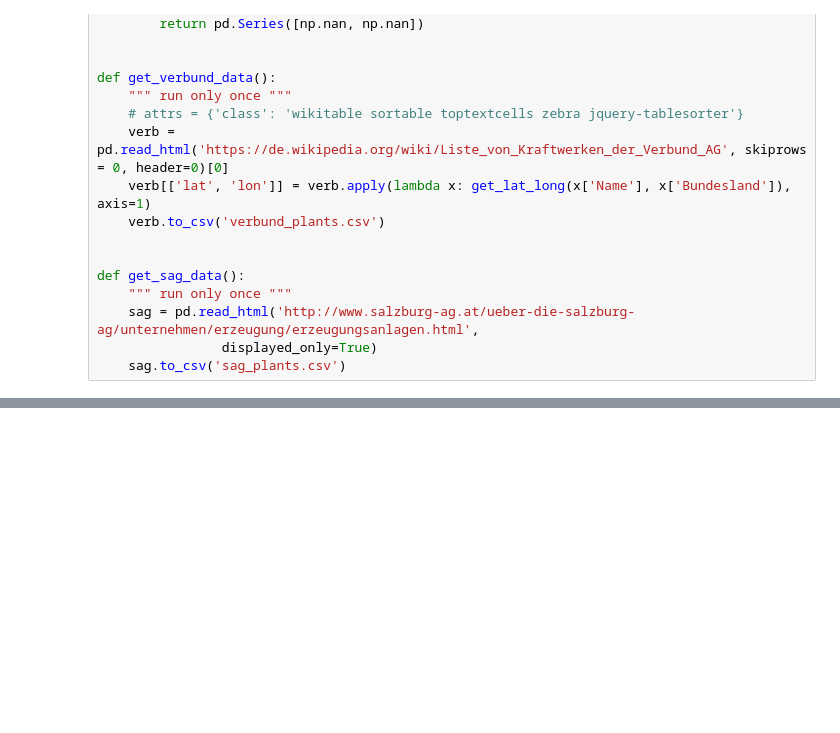
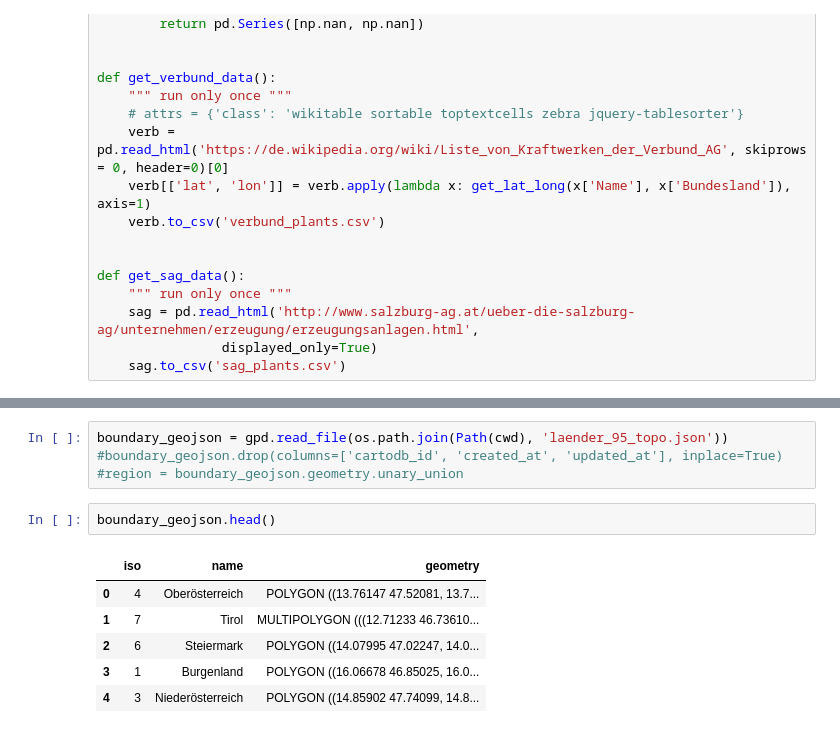
Before and after one commit to AReburg/EnergyMarket, a Jupyter notebook: nb/kraftwerke_austria.ipynb, the cells around one changed output, grey strips where cells are left out. Saved outputs shown, nothing was run; the diff lists cells and outputs as text; blank space fills up the shorter version.

```diff
--- a/nb/kraftwerke_austria.ipynb
+++ b/nb/kraftwerke_austria.ipynb
@@ -129,0 +130,13 @@ df.head()
+# %%
+boundary_geojson = gpd.read_file(os.path.join(Path(cwd), 'laender_95_topo.json'))
+#boundary_geojson.drop(columns=['cartodb_id', 'created_at', 'updated_at'], inplace=True)
+#region = boundary_geojson.geometry.unary_union
+# %%
+boundary_geojson.head()
+# %% [output]
+|  | iso | name | geometry |
+| 0 | 4 | Oberösterreich | POLYGON ((13.76147 47.52081, 13.7... |
+| 1 | 7 | Tirol | MULTIPOLYGON (((12.71233 46.73610... |
+| 2 | 6 | Steiermark | POLYGON ((14.07995 47.02247, 14.0... |
+| 3 | 1 | Burgenland | POLYGON ((16.06678 46.85025, 16.0... |
+| 4 | 3 | Niederösterreich | POLYGON ((14.85902 47.74099, 14.8... |
```
Also changed, not shown: parts of 9 cells of this notebook, 2 other files.
